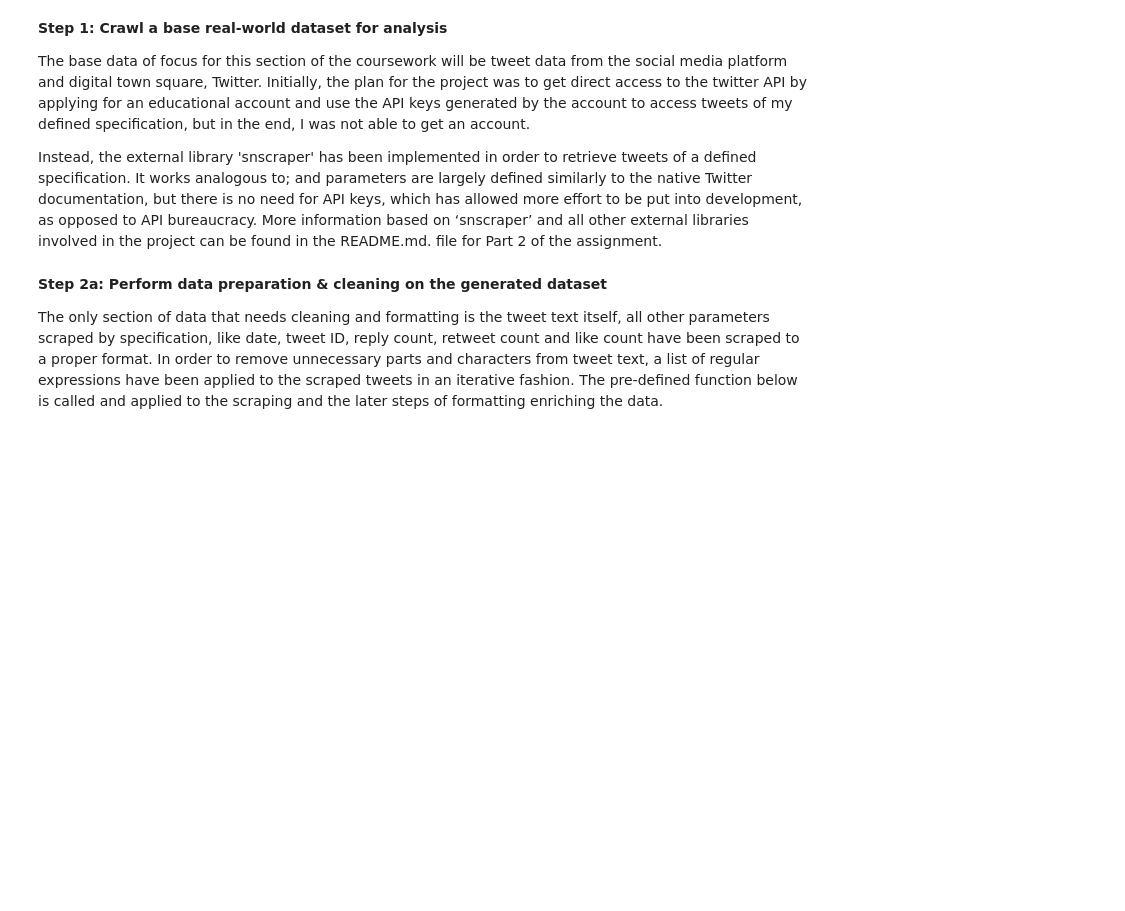
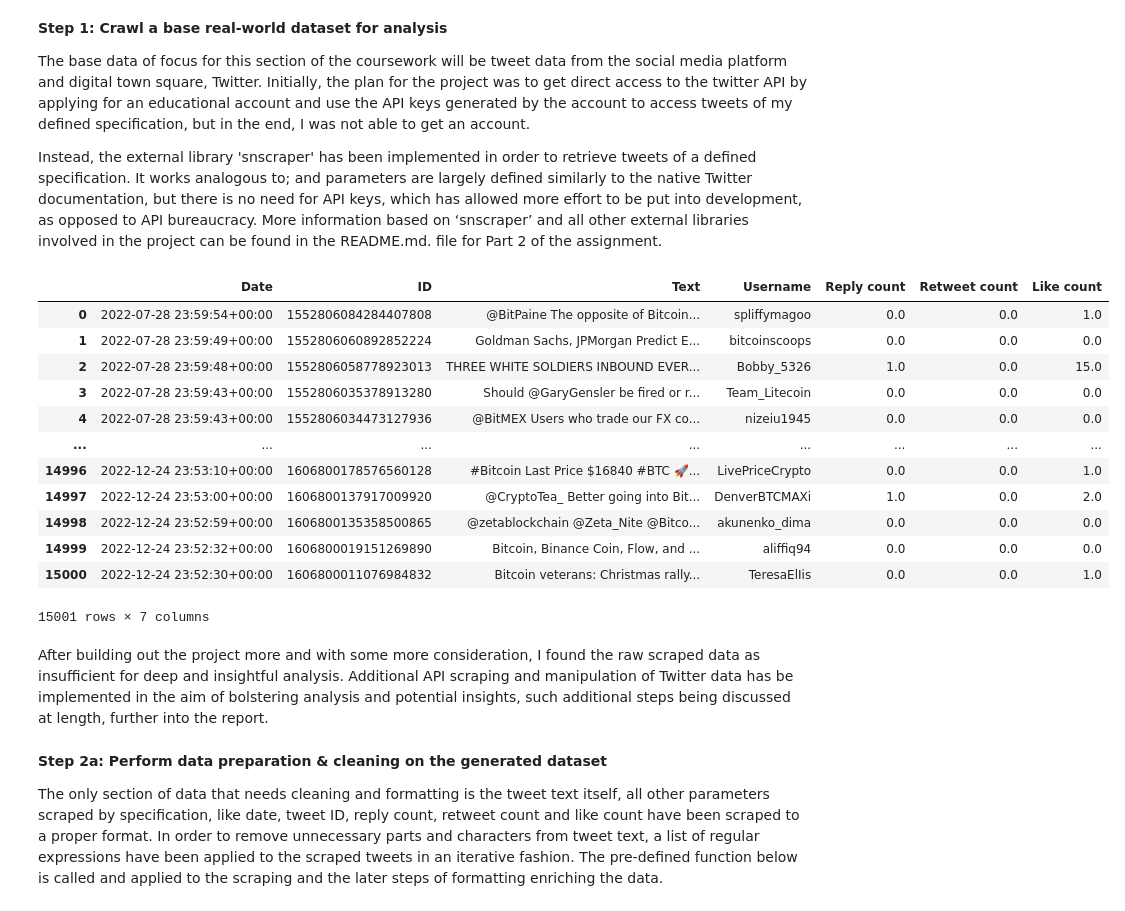
Before and after one commit to MurasatoNaoya/Proof-of-Concept-Banking-System-and-BTC-Market-Price-Tracking-Sentiment-Analysis-Projects, a Jupyter notebook: Courseworks/Part 2/SDPA_p2.ipynb, the cells around one changed output. Saved outputs shown, nothing was run; the diff lists cells and outputs as text; code cells hidden in the pictures; blank space fills up the shorter version.

Commit message:
Update SDPA_p2.ipynb
Displayed raw data scraped from Twitter API as a better comparison against the enriched and formatted dataset.

```diff
--- a/Courseworks/Part 2/SDPA_p2.ipynb
+++ b/Courseworks/Part 2/SDPA_p2.ipynb
@@ -21,6 +21,26 @@ from scipy.stats import pearsonr
 The base data of focus for this section of the coursework will be tweet data from the social media platform and digital town square, Twitter. Initially, the plan for the project was to get direct access to the twitter API by applying for an educational account and use the API keys generated by the account to access tweets of my defined specification, but in the end, I was not able to get an account.
 
 Instead, the external library 'snscraper' has been implemented in order to retrieve tweets of a defined specification. It works analogous to; and parameters are largely defined similarly to the native Twitter documentation, but there is no need for API keys, which has allowed more effort to be put into development, as opposed to API bureaucracy. More information based on ‘snscraper’ and all other external libraries involved in the project can be found in the README.md. file for Part 2 of the assignment.
+# %%
+df = pd.read_csv('bitcoin _raw_extracted_tweet_data.csv')
+
+display(df)
+# %% [output]
+|  | Date | ID | Text | Username | Reply count | Retweet count | Like count |
+| 0 | 2022-07-28 23:59:54+00:00 | 1552806084284407808 | @BitPaine The opposite of Bitcoin... | spliffymagoo | 0.0 | 0.0 | 1.0 |
+| 1 | 2022-07-28 23:59:49+00:00 | 1552806060892852224 | Goldman Sachs, JPMorgan Predict E... | bitcoinscoops | 0.0 | 0.0 | 0.0 |
+| 2 | 2022-07-28 23:59:48+00:00 | 1552806058778923013 | THREE WHITE SOLDIERS INBOUND EVER... | Bobby_5326 | 1.0 | 0.0 | 15.0 |
+| 3 | 2022-07-28 23:59:43+00:00 | 1552806035378913280 | Should @GaryGensler be fired or r... | Team_Litecoin | 0.0 | 0.0 | 0.0 |
+| 4 | 2022-07-28 23:59:43+00:00 | 1552806034473127936 | @BitMEX Users who trade our FX co... | nizeiu1945 | 0.0 | 0.0 | 0.0 |
+| ... | ... | ... | ... | ... | ... | ... | ... |
+| 14996 | 2022-12-24 23:53:10+00:00 | 1606800178576560128 | #Bitcoin Last Price $16840 #BTC 🚀... | LivePriceCrypto | 0.0 | 0.0 | 1.0 |
+| 14997 | 2022-12-24 23:53:00+00:00 | 1606800137917009920 | @CryptoTea_ Better going into Bit... | DenverBTCMAXi | 1.0 | 0.0 | 2.0 |
+| 14998 | 2022-12-24 23:52:59+00:00 | 1606800135358500865 | @zetablockchain @Zeta_Nite @Bitco... | akunenko_dima | 0.0 | 0.0 | 0.0 |
+| 14999 | 2022-12-24 23:52:32+00:00 | 1606800019151269890 | Bitcoin, Binance Coin, Flow, and ... | aliffiq94 | 0.0 | 0.0 | 0.0 |
+| 15000 | 2022-12-24 23:52:30+00:00 | 1606800011076984832 | Bitcoin veterans: Christmas rally... | TeresaElIis | 0.0 | 0.0 | 1.0 |
+15001 rows × 7 columns
+# %% [markdown]
+After building out the project more and with some more consideration, I found the raw scraped data as insufficient for deep and insightful analysis. Additional API scraping and manipulation of Twitter data has be implemented in the aim of bolstering analysis and potential insights, such additional steps being discussed at length, further into the report.
 # %% [markdown]
 **Step 2a: Perform data preparation & cleaning on the generated dataset**
 
```
Also changed, not shown: parts of 1 cell of this notebook.
